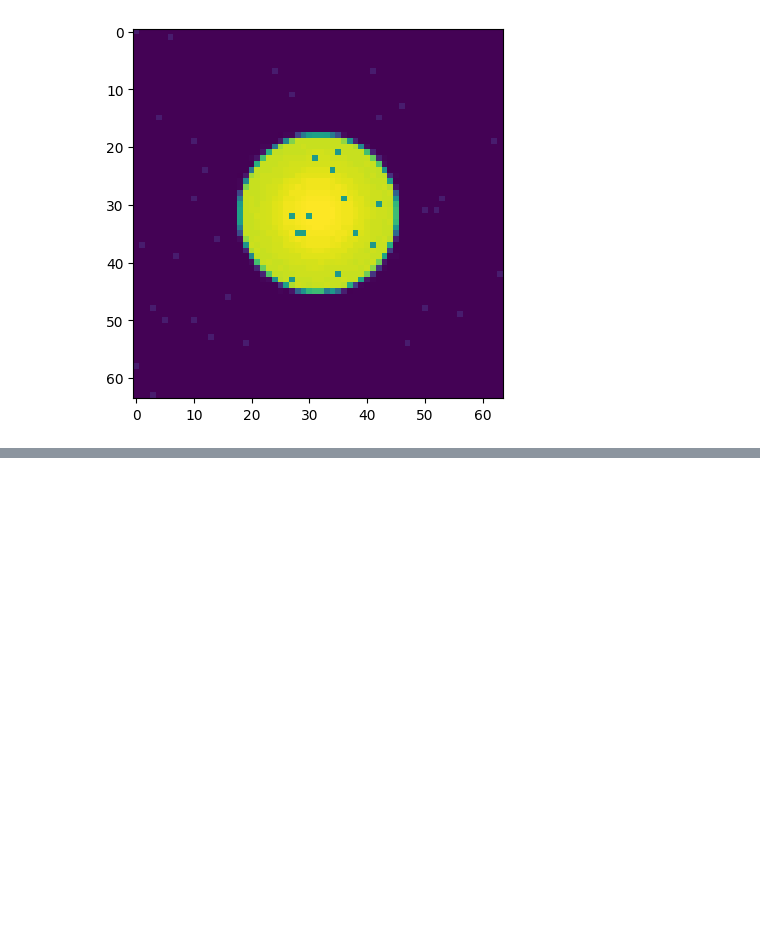
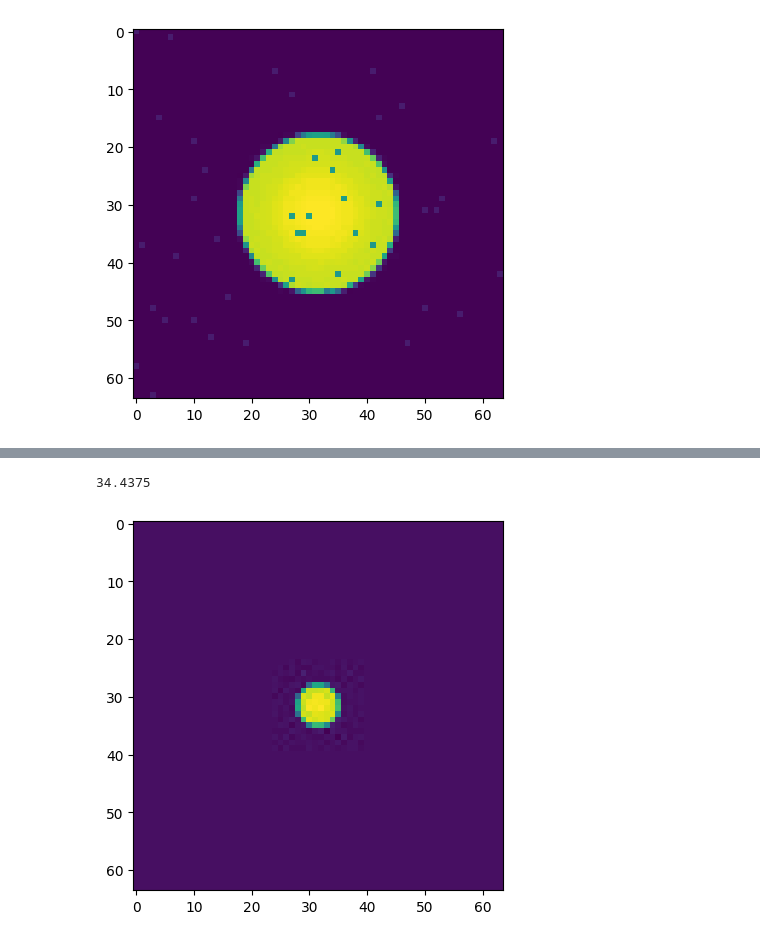
Before and after one commit to Yurivanderburg/II_GAN, a Jupyter notebook: ellipsoids/Tests.ipynb, the cells around one changed output, grey strips where cells are left out. Saved outputs shown, nothing was run; the diff lists cells and outputs as text; code cells hidden in the pictures; blank space fills up the shorter version.

```diff
--- a/ellipsoids/Tests.ipynb
+++ b/ellipsoids/Tests.ipynb
@@ -68,0 +81,7 @@ plt.imshow(ellipse_sap)
+# %%
+img = mpimg.imread("Data/Ellipsoids/SAP2/train/590.jpg")
+plt.imshow(img[:,:64])
+np.mean(img[:,:64])
+# %% [output]
+34.4375
+[figure, added]
```
Also changed, not shown: parts of 4 cells of this notebook, 11 other files.
